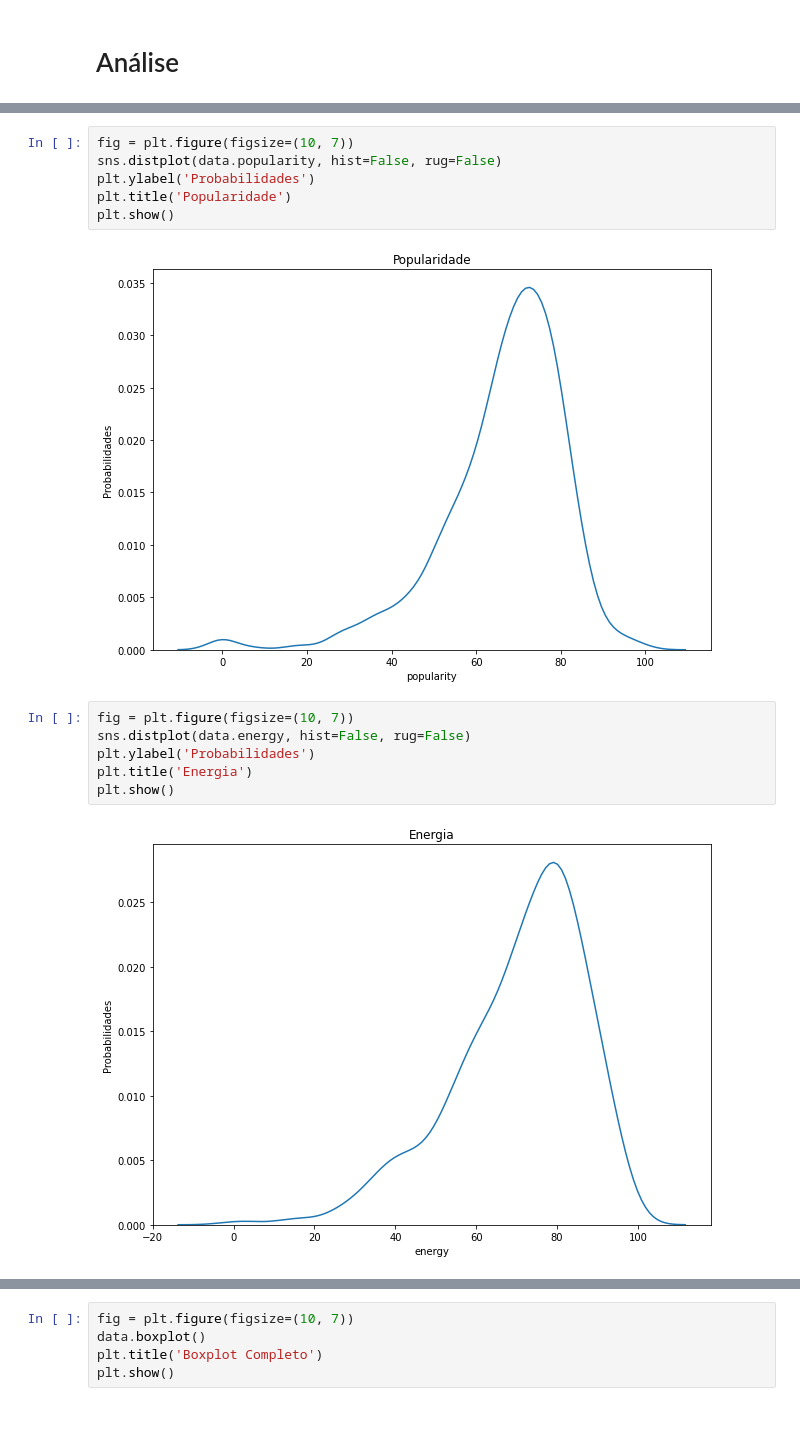
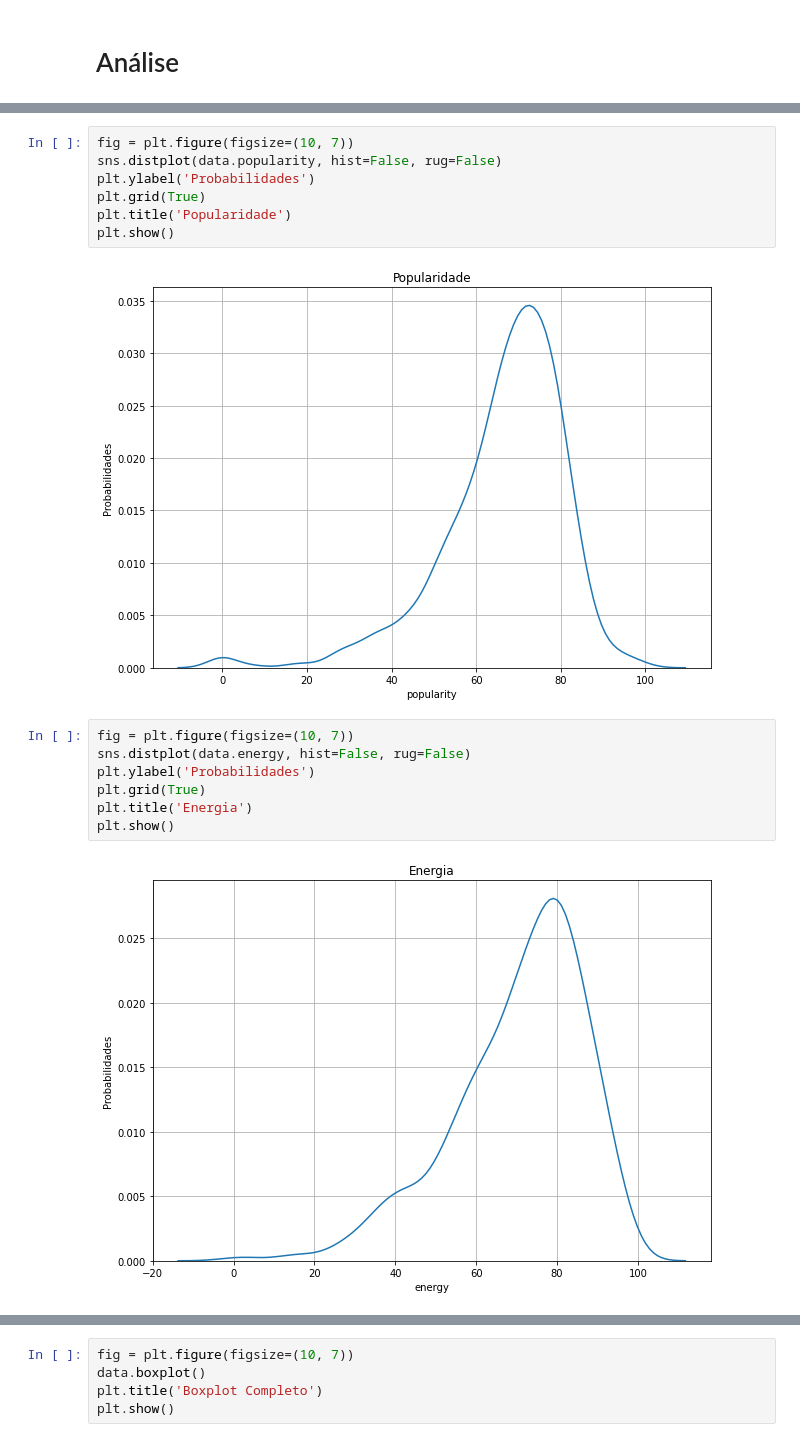
Before and after one commit to DuduVS/Curso_Machine_Learning, a Jupyter notebook: spotify_popularity.ipynb, the cells around one changed output, grey strips where cells are left out. Saved outputs shown, nothing was run; the diff lists cells and outputs as text.

```diff
--- a/spotify_popularity.ipynb
+++ b/spotify_popularity.ipynb
@@ -158,15 +158,17 @@ data.describe()
 fig = plt.figure(figsize=(10, 7))
 sns.distplot(data.popularity, hist=False, rug=False)
 plt.ylabel('Probabilidades')
+plt.grid(True)
 plt.title('Popularidade')
 plt.show()
 # %% [output]
-[figure, old version]
+[figure, new version]
 # %%
 fig = plt.figure(figsize=(10, 7))
 sns.distplot(data.energy, hist=False, rug=False)
 plt.ylabel('Probabilidades')
+plt.grid(True)
 plt.title('Energia')
 plt.show()
 # %% [output]
-[figure, old version]
+[figure, new version]
```
Also changed, not shown: parts of 3 cells of this notebook.
